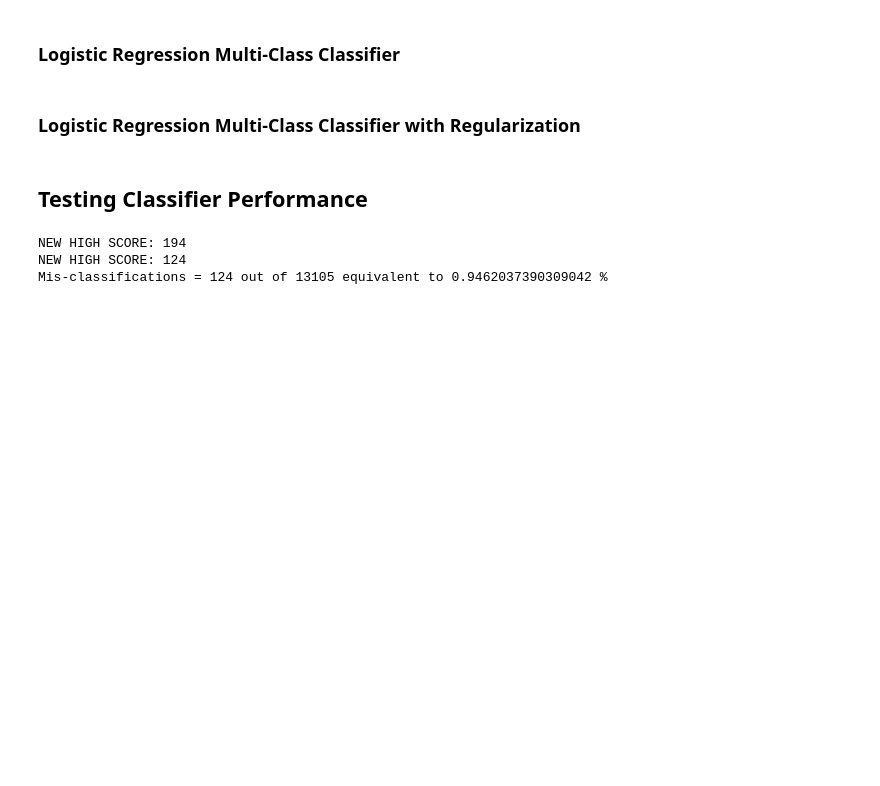
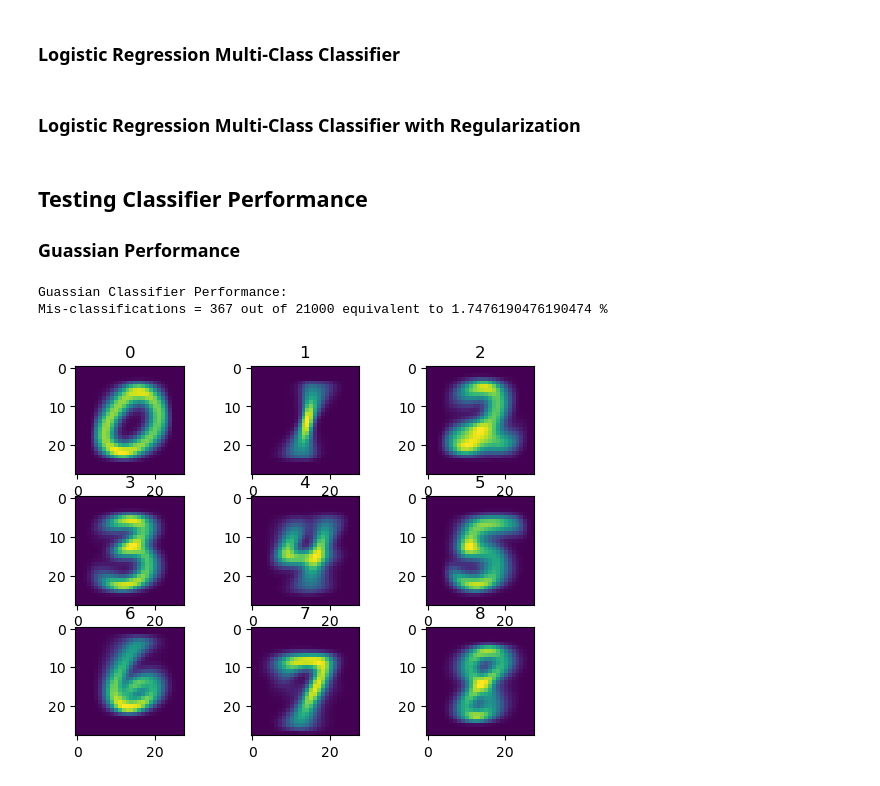
Before and after one commit to brandonegg/MNIST-classification, a Jupyter notebook: Phase2/Phase2.ipynb, the cells around one changed output. Drawn from its saved outputs; the diff is of its cells as text; code cells hidden in the pictures; blank space fills up the shorter version.

Commit message:
added graph function to view A matrix visually. Re-ran classifiers

```diff
--- a/Phase2/Phase2.ipynb
+++ b/Phase2/Phase2.ipynb
@@ -25,7 +25,7 @@ with open('temp.pickle', 'rb') as handle:
 
 X = X
 
-Nclasses = 3
+Nclasses = 10
 labelclasses = y<Nclasses
 Xnew = X[labelclasses]
 ynew = y[labelclasses]
@@ -96,6 +96,31 @@ def testLinearMCClassifier(A, x_test, y_expect, output = False):
         print(f"Mis-classifications = {misclassifications} out of {total} equivalent to {(misclassifications / total)*100} %")
 
     return misclassifications
+
+def graphClassifier(A):
+    """Graph classifier
+
+    Taking the A matrix, produces a 3x3 plot grid of imshow of A[0-8]
+
+    Parameters
+    ----------
+    A
+        The matrix A with columns representing a classe's 'a_i' matrix.
+
+    Returns
+    -------
+    fig, axs
+        Matplotlib graphing objects
+    """
+    fig, axs = plt.subplots(3, 3)
+    ref = 0
+    for i in range(0, 3):
+        for j in range(0, 3):
+            axs[i, j].set_title(ref)
+            axs[i, j].imshow(np.reshape(A[ref][0:784],(28,28)))
+            ref += 1
+
+    return fig, axs
 # %% [markdown]
 ## Classifiers:
 
@@ -267,21 +292,13 @@ def Optimize_MC_Hyperparameters(x_data ,y_data, range):
     return best_A
 # %% [markdown]
 ## Testing Classifier Performance
+### Guassian Performance
-# %%
-"""
-A = gaussianMultiChannelClassifier(X_train, y_train)
-result = testLinearMCClassifier(A, X_train, y_train, True)
-
-A = logisticRegressionMultiClassClassifier(X_train, y_train, 1000)
-result = testLinearMCClassifier(A, X_train, y_train, True)
-
-A = logisticRegressionMultiClassClassifierWithRegularization(X_train, y_train, 1000, lam=0.5)
-result = testLinearMCClassifier(A, X_train, y_train, True)
-"""
-
-A = Optimize_MC_Hyperparameters(X_train, y_train, np.linspace(0,2, 4))
-result = testLinearMCClassifier(A, X_train, y_train, True)
-# %% [output]
-NEW HIGH SCORE: 194
-NEW HIGH SCORE: 124
-Mis-classifications = 124 out of 13105 equivalent to 0.9462037390309042 %
+# %%
+print("Guassian Classifier Performance:")
+A = gaussianMultiChannelClassifier(X_train, y_train)
+result = testLinearMCClassifier(A, X_test, y_test, True)
+fig, axs = graphClassifier(A)
+# %% [output]
+Guassian Classifier Performance:
+Mis-classifications = 367 out of 21000 equivalent to 1.7476190476190474 %
+[figure, added]
```
Also changed, not shown: parts of 6 cells of this notebook.
